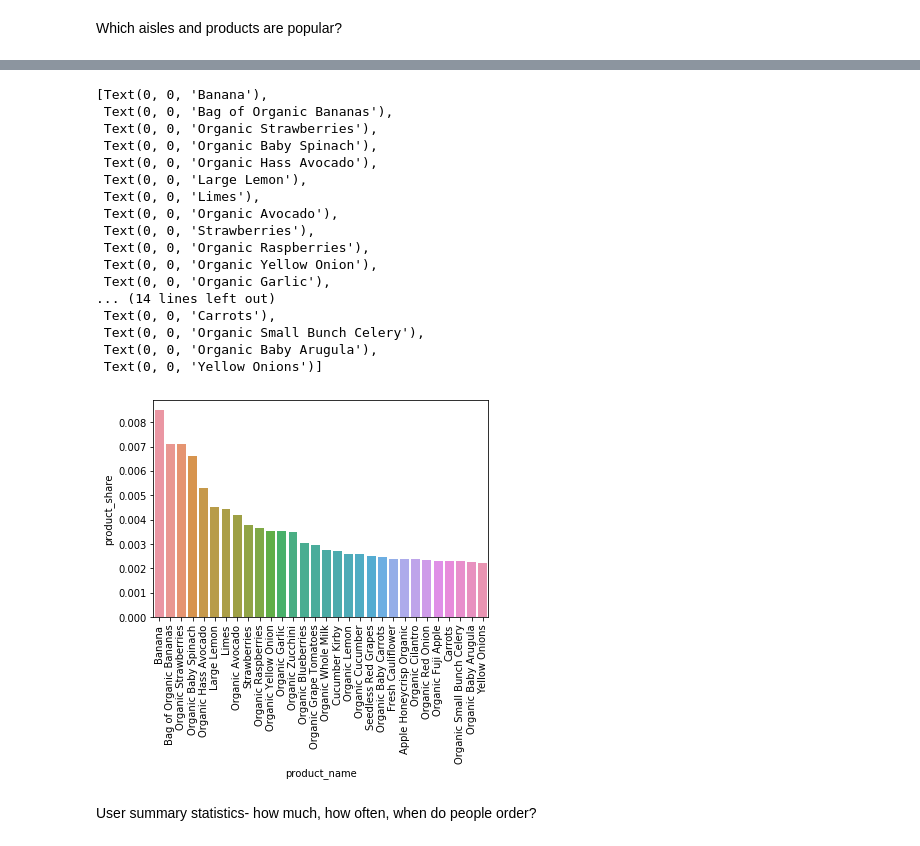
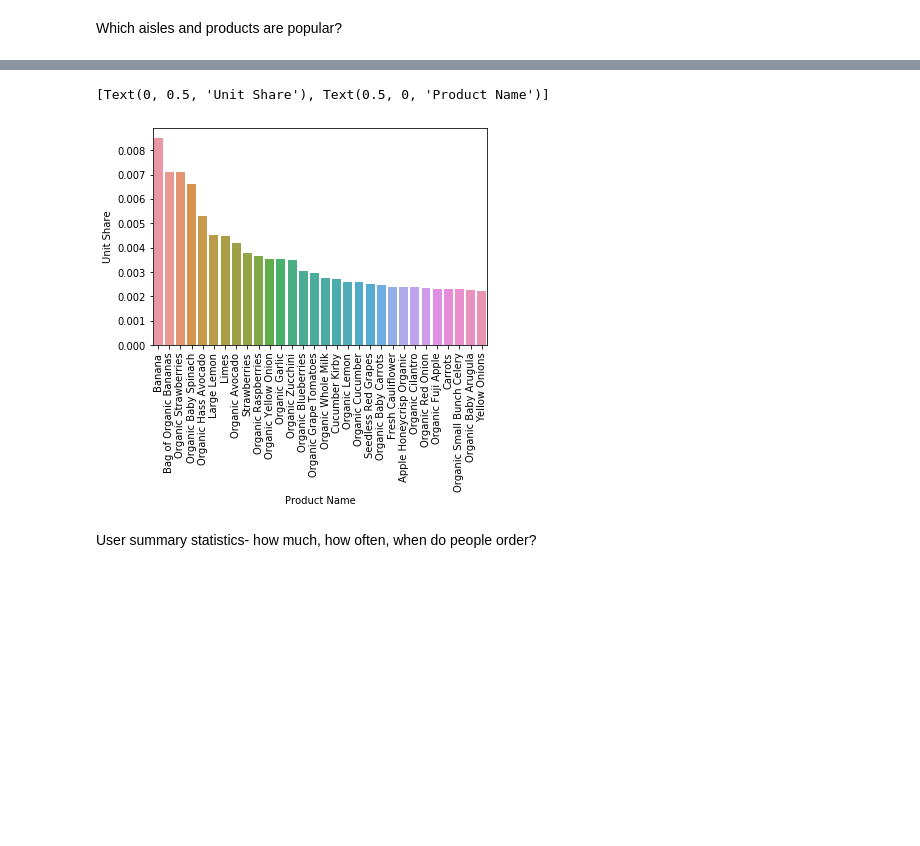
Before and after one commit to ellmanalex/instacart_basket_analysis, a Jupyter notebook: instacart_eda.ipynb, the cells around one changed output, grey strips where cells are left out. Cells and saved outputs as stored; diff of their text form; code cells hidden in the pictures; blank space fills up the shorter version.

```diff
--- a/instacart_eda.ipynb
+++ b/instacart_eda.ipynb
@@ -37,0 +45,3 @@ all_orders.head()
+# %%
+all_orders = all_orders[['order_id','add_to_cart_order','product_id','product_name','aisle_id','aisle','department_id','department','user_id']]
+all_orders.head()
@@ -117,31 +110,16 @@ x.set_xticklabels(x.get_xticklabels(), rotation = 90)
 # %%
 # create barchart showing share instead of units for top products
 
 product_share = all_orders.groupby('product_name')['add_to_cart_order'].sum().reset_index()
 product_share['product_share'] = product_share['add_to_cart_order']
 product_share['product_share'] = product_share['product_share'].apply(lambda x: x / product_share['add_to_cart_order'].sum())
 
 x = sns.barplot(data = product_share.sort_values(by = 'product_share',ascending = False)[0:30], x = 'product_name', y = 'product_share')
 x.set_xticklabels(x.get_xticklabels(), rotation = 90)
+x.set(xlabel = 'Product Name', ylabel = 'Unit Share')
 # %% [output]
-[Text(0, 0, 'Banana'),
- Text(0, 0, 'Bag of Organic Bananas'),
- Text(0, 0, 'Organic Strawberries'),
- Text(0, 0, 'Organic Baby Spinach'),
- Text(0, 0, 'Organic Hass Avocado'),
- Text(0, 0, 'Large Lemon'),
- Text(0, 0, 'Limes'),
- Text(0, 0, 'Organic Avocado'),
- Text(0, 0, 'Strawberries'),
- Text(0, 0, 'Organic Raspberries'),
- Text(0, 0, 'Organic Yellow Onion'),
- Text(0, 0, 'Organic Garlic'),
-... (14 lines left out)
- Text(0, 0, 'Carrots'),
- Text(0, 0, 'Organic Small Bunch Celery'),
- Text(0, 0, 'Organic Baby Arugula'),
- Text(0, 0, 'Yellow Onions')]
+[Text(0, 0.5, 'Unit Share'), Text(0.5, 0, 'Product Name')]
-[figure, old version]
+[figure, new version]
 # %% [markdown]
 User summary statistics- how much, how often, when do people order?
 # %%
```
Also changed, not shown: parts of 11 cells of this notebook.
